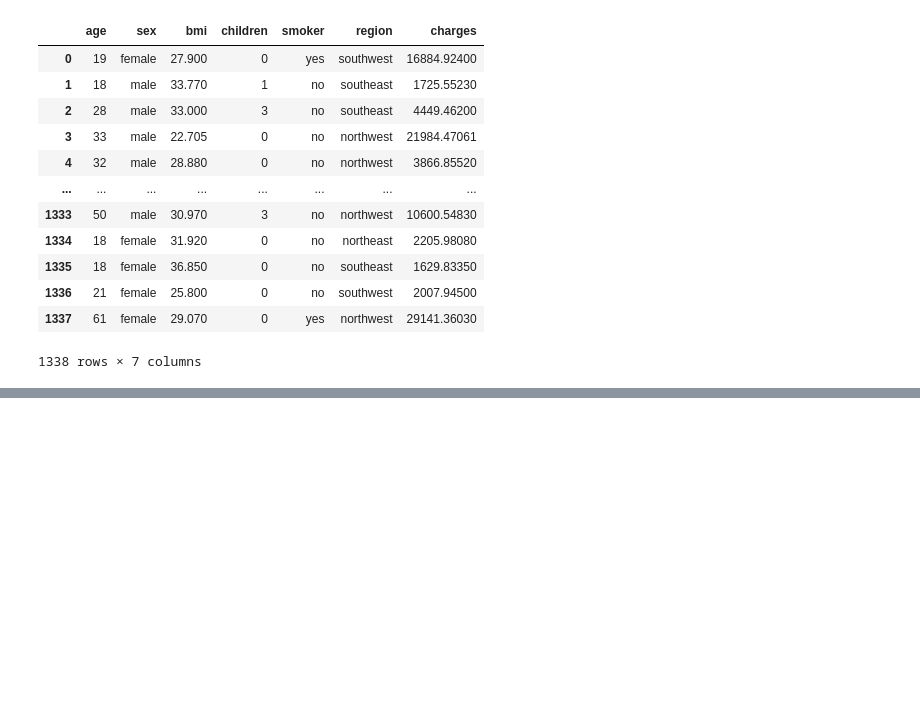
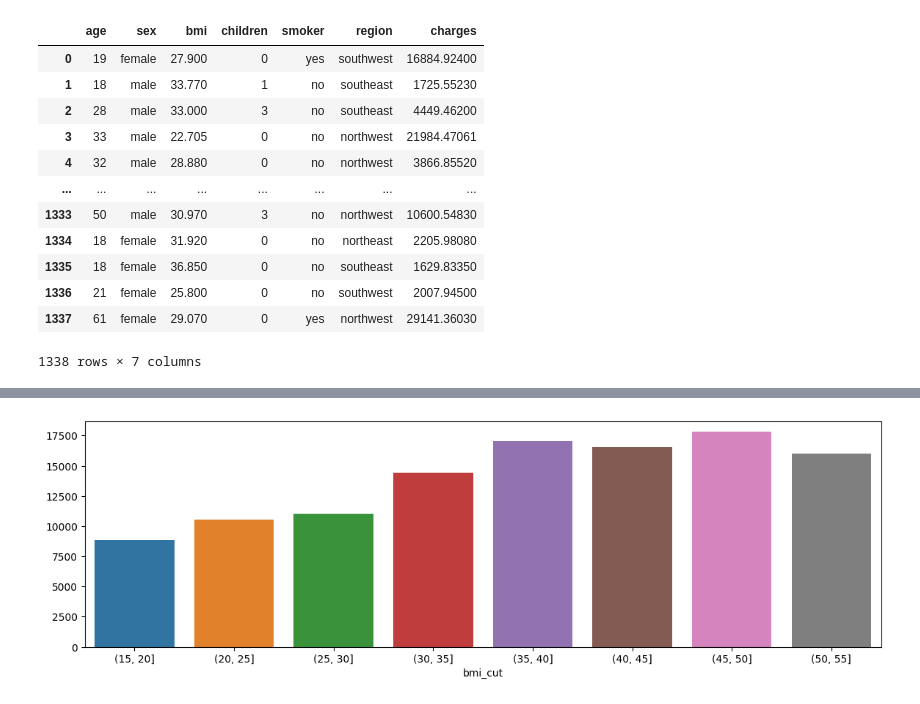
Before and after one commit to johann-wg/Kaggle, a Jupyter notebook: kaggle_medical_cost.ipynb, the cells around one changed output, grey strips where cells are left out. Cells and saved outputs as stored; diff of their text form; code cells hidden in the pictures; blank space fills up the shorter version.

```diff
--- a/kaggle_medical_cost.ipynb
+++ b/kaggle_medical_cost.ipynb
@@ -36,0 +46,8 @@ plt.show()
+# %%
+data['bmi_cut'] = pd.cut(data['bmi'], bins=np.arange(15, 60, 5), right=True)
+bmi_cut = data.groupby('bmi_cut')['charges'].mean()
+plt.figure(figsize=(14,4))
+sns.barplot(x=bmi_cut.index, y=bmi_cut.values)
+plt.show()
+# %% [output]
+[figure, added]
```
Also changed, not shown: parts of 5 cells of this notebook.
